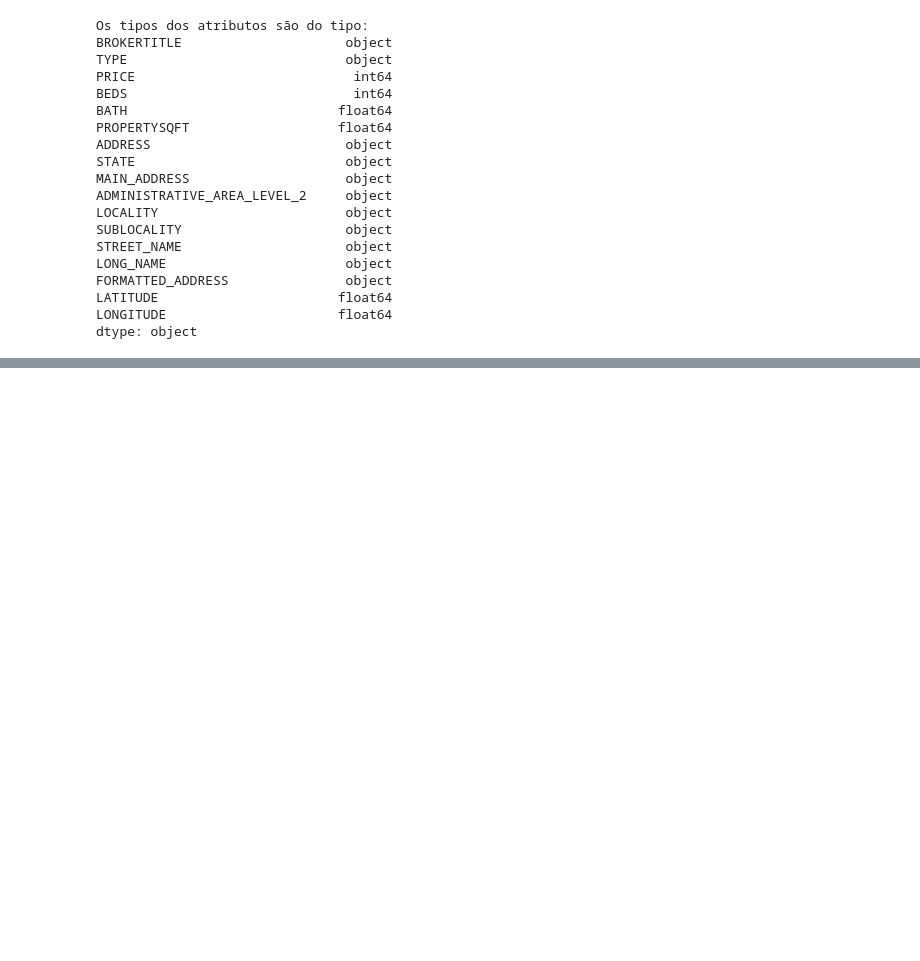
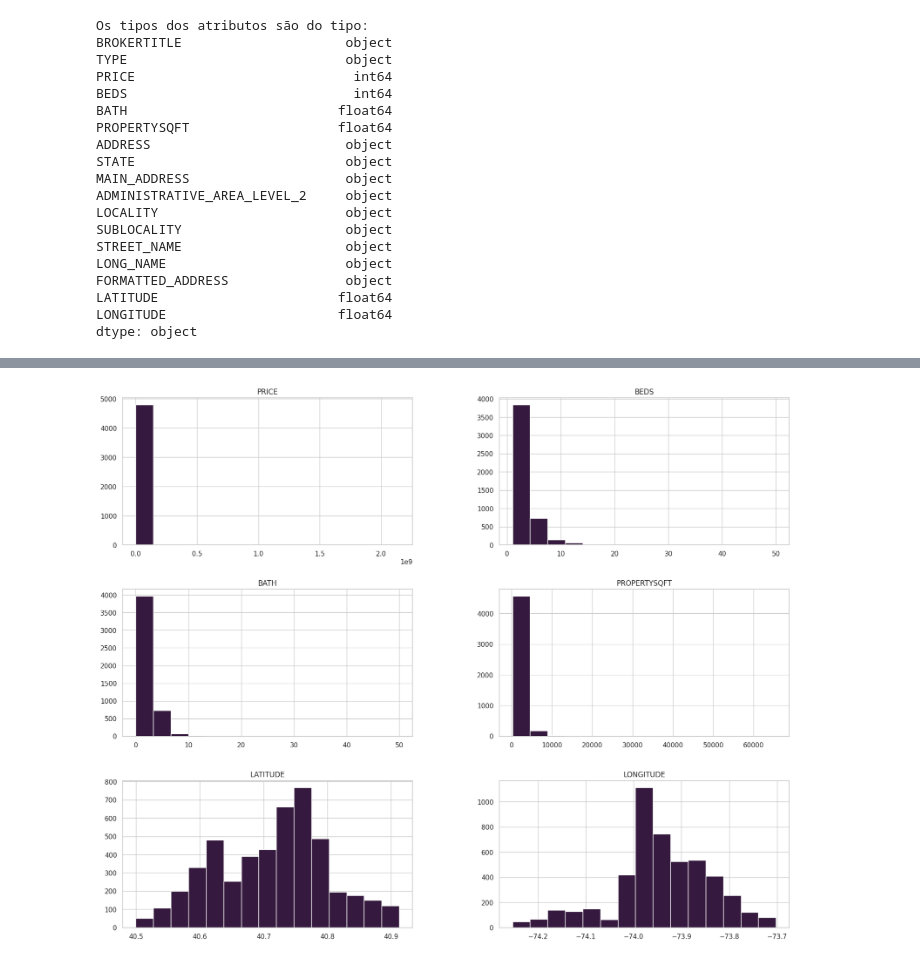
Before and after one commit to DaviSanttos/trabalho-analise-de-dados, a Jupyter notebook: mercadoimoniliario_ny_v1.ipynb, the cells around one changed output, grey strips where cells are left out. Cells and saved outputs as stored; diff of their text form; code cells hidden in the pictures; blank space fills up the shorter version.

```diff
--- a/mercadoimoniliario_ny_v1.ipynb
+++ b/mercadoimoniliario_ny_v1.ipynb
@@ -107,0 +134,5 @@ dtype: object
+# %%
+# plotar o histograma das variáveis numéricas
+df.hist(bins=15, figsize=(20,16));
+# %% [output]
+[figure, added]
```
Also changed, not shown: parts of 1 cell of this notebook.
